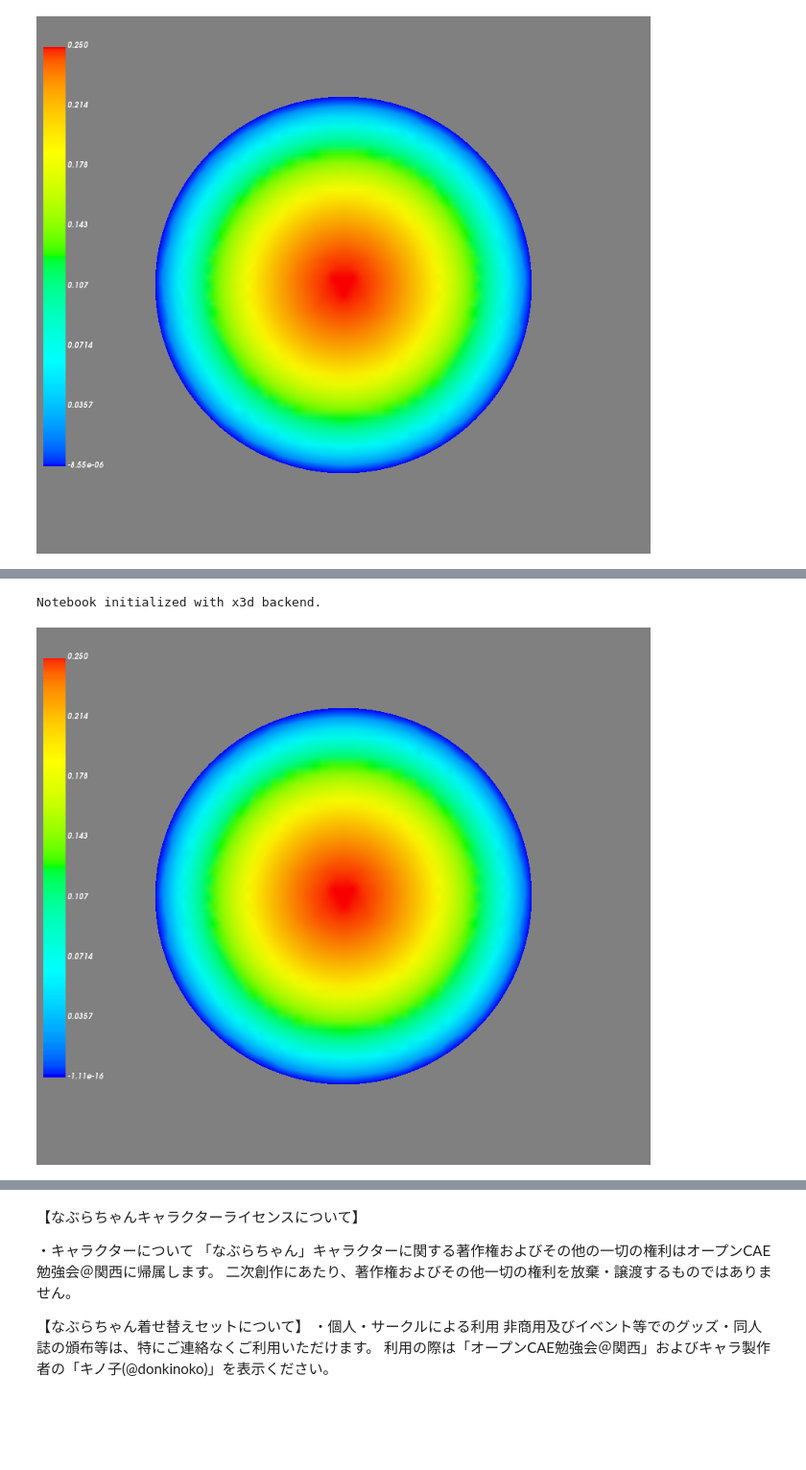
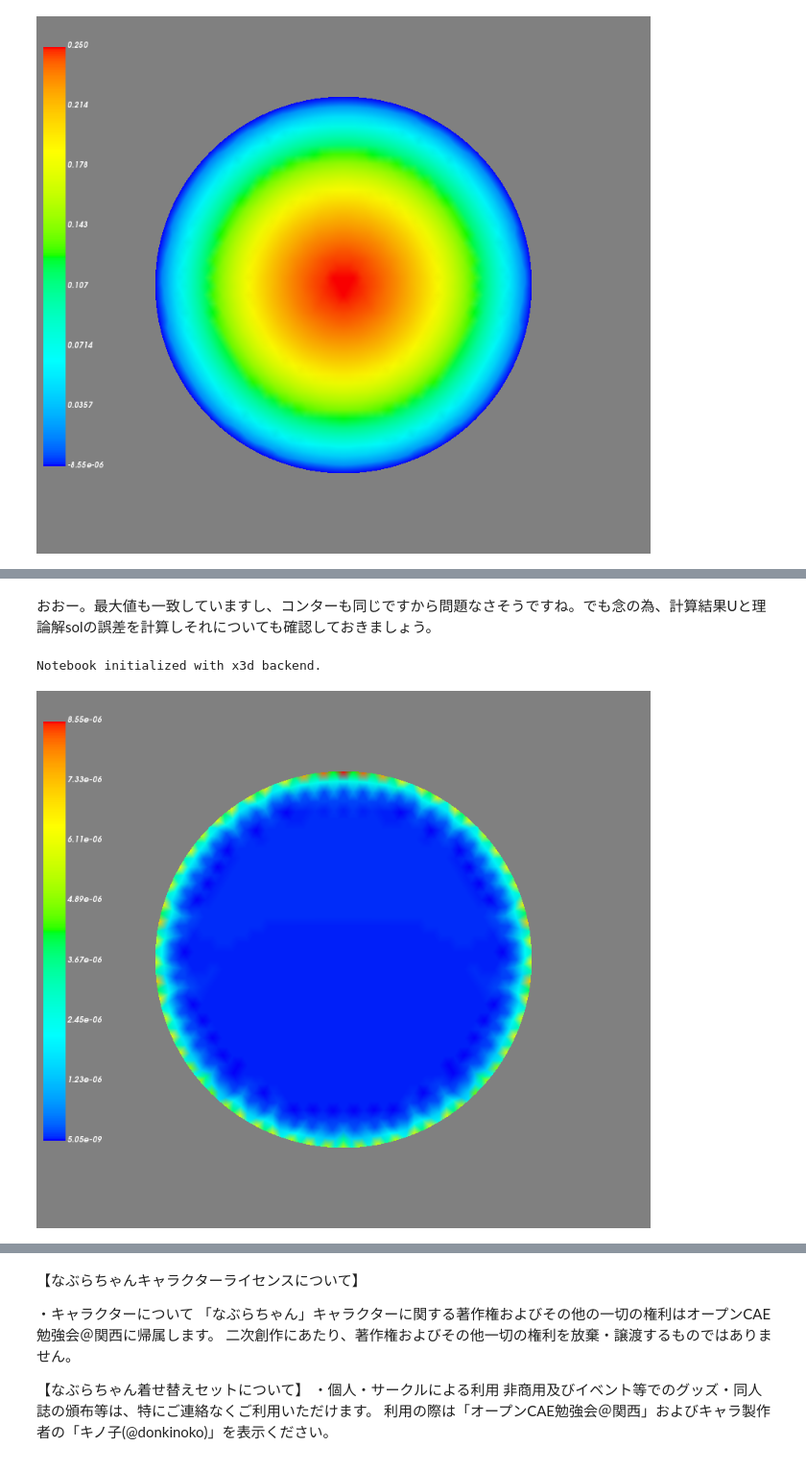
Before and after one commit to tkoyama010/techbookfest-getfem, a Jupyter notebook: doc/sphinx/source/unit-disk.ipynb, the cells around one changed output, grey strips where cells are left out. Shown at 96% size. Saved outputs shown, nothing was run; the diff lists cells and outputs as text; code cells hidden in the pictures; blank space fills up the shorter version.

```diff
--- a/doc/sphinx/source/unit-disk.ipynb
+++ b/doc/sphinx/source/unit-disk.ipynb
@@ -190,21 +231,26 @@ mfu.export_to_vtk(vtkfilename, mfu, sol, 'solution')
+# %% [markdown]
+おおー。最大値も一致していますし、コンターも同じですから問題なさそうですね。でも念の為、計算結果Uと理論解solの誤差を計算しそれについても確認しておきましょう。
 # %%
+vtkfilename = 'error.vtk'
+mfu.export_to_vtk(vtkfilename, mfu, np.abs(U-sol), 'error')
+
 # mayavi2 -d displacement_with_von_mises1.vtk -f WarpVector -m Surface -d displacement_with_von_mises2.vtk -f WarpVector -m Surface
 from mayavi import mlab
 
 filename = 'solutions.png'
 
 #%gui qt
 mlab.init_notebook()
 vtk_file_reader = mlab.pipeline.open(vtkfilename)
 surface = mlab.pipeline.surface(vtk_file_reader)
 
 mlab.scalarbar(orientation='vertical')
 mlab.show()
 mlab.savefig(filename, magnification=2)
 mlab.clf()
 
 from IPython.display import Image, display_png
 display_png(Image(filename))
 # %% [output]
 Notebook initialized with x3d backend.
-[figure, old version]
+[figure, new version]
```
Also changed, not shown: parts of 11 cells of this notebook, 2 other files.
